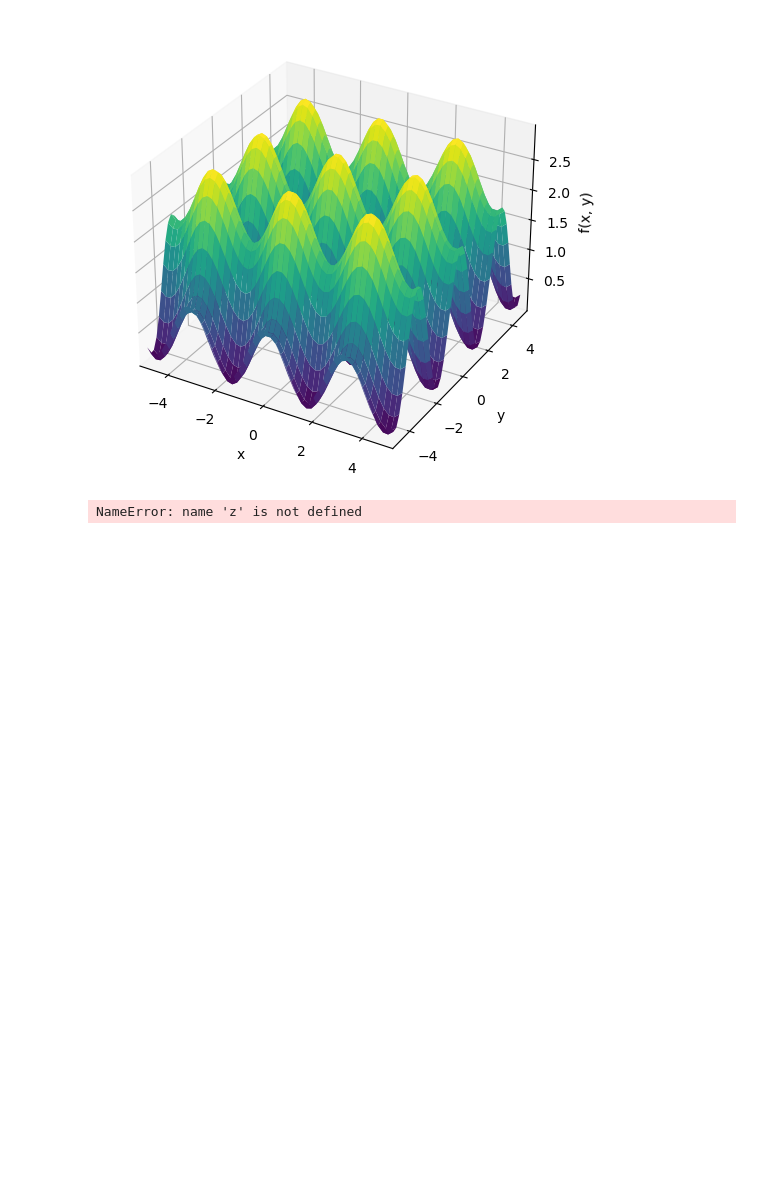
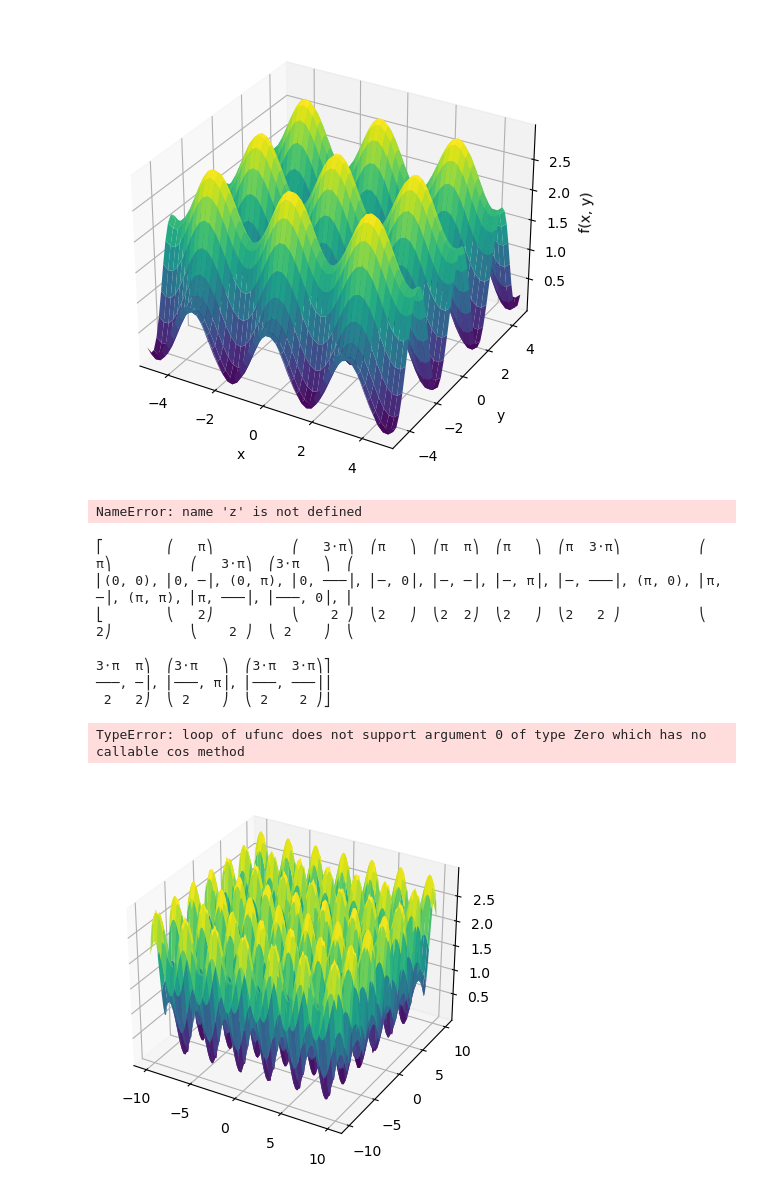
Before and after one commit to ShnapDozer/MA_PYTHON_LABS, a Jupyter notebook: Labs/pin_31_Salkov_UA_BDZ2.ipynb, the cells around one changed output. Drawn from its saved outputs; the diff is of its cells as text; code cells hidden in the pictures; blank space fills up the shorter version.

```diff
--- a/Labs/pin_31_Salkov_UA_BDZ2.ipynb
+++ b/Labs/pin_31_Salkov_UA_BDZ2.ipynb
@@ -233,0 +261,55 @@ NameError: name 'z' is not defined
+# %%
+import sympy as sp
+import numpy as np
+
+# Создание символьных переменных
+x, y, l = sp.symbols('x y l')
+
+a = 1
+b = 2
+
+# Определение функции
+f = a*cos(x)**2 + b*cos(y)**2
+
+plot_function(f,(-10, 10), (-10, 10))
+
+# Определение ограничения
+g = x + y - pi/4
+
+L = f + l*g
+
+# Решение системы уравнений для стационарных точек
+stationary_points = sp.solve([sp.diff(L, x), sp.diff(L, y), g], [x, y, l], domain=sp.S.Reals)
+sp.pprint(stationary_points)
+
+# Создание матрицы Гессе для проверки на экстремум
+H = np.array([[sp.diff(f, x, x), sp.diff(f, x, y)], [sp.diff(f, x, y), sp.diff(f, y, y)]])
+
+# Проверка каждой стационарной точки на экстремум
+for point in stationary_points:
+    x_val = point[0]
+    y_val = point[1]
+    if g.subs([(x, x_val), (y, y_val)]) >= 0 and H[0, 0].subs([(x, x_val), (y, y_val)]) > 0 and np.linalg.det(np.array( [ H[1, 1].subs([(x, x_val), (y, y_val)]) ], [ H[0, 0].subs([(x, x_val), (y, y_val)]) ])) > 0:
+        print(f'Точка ({x_val}, {y_val}) - это точка минимума')
+    elif g.subs([(x, x_val), (y, y_val)]) >= 0 and H[0, 0].subs([(x, x_val), (y, y_val)]) < 0 and np.linalg.det(np.array( [ H[1, 1].subs([(x, x_val), (y, y_val)]) ], [ H[0, 0].subs([(x, x_val), (y, y_val)]) ]))  > 0:
+        print(f'Точка ({x_val}, {y_val}) - это точка максимума')
+    else:
+        print(f'Точка ({x_val}, {y_val}) - это точка седловой точки')
+
+# Проверка функции на условный экстремум
+for point in stationary_points:
+    x_val = point[0]
+    y_val = point[1]
+    if g.subs([(x, x_val), (y, y_val)]) >= 0:
+        z_val = f.subs([(x, x_val), (y, y_val)])
+        print(f'Функция имеет значение {z_val} в точке ({x_val}, {y_val})')
+# %% [output]
+⎡        ⎛   π⎞          ⎛   3⋅π⎞  ⎛π   ⎞  ⎛π  π⎞  ⎛π   ⎞  ⎛π  3⋅π⎞          ⎛   π⎞          ⎛   3⋅π⎞  ⎛3⋅π   ⎞  ⎛
+⎢(0, 0), ⎜0, ─⎟, (0, π), ⎜0, ───⎟, ⎜─, 0⎟, ⎜─, ─⎟, ⎜─, π⎟, ⎜─, ───⎟, (π, 0), ⎜π, ─⎟, (π, π), ⎜π, ───⎟, ⎜───, 0⎟, ⎜
+⎣        ⎝   2⎠          ⎝    2 ⎠  ⎝2   ⎠  ⎝2  2⎠  ⎝2   ⎠  ⎝2   2 ⎠          ⎝   2⎠          ⎝    2 ⎠  ⎝ 2    ⎠  ⎝
+
+3⋅π  π⎞  ⎛3⋅π   ⎞  ⎛3⋅π  3⋅π⎞⎤
+───, ─⎟, ⎜───, π⎟, ⎜───, ───⎟⎥
+ 2   2⎠  ⎝ 2    ⎠  ⎝ 2    2 ⎠⎦
+TypeError: loop of ufunc does not support argument 0 of type Zero which has no callable cos method
+[figure, added]
```
Also changed, not shown: parts of 1 cell of this notebook.
